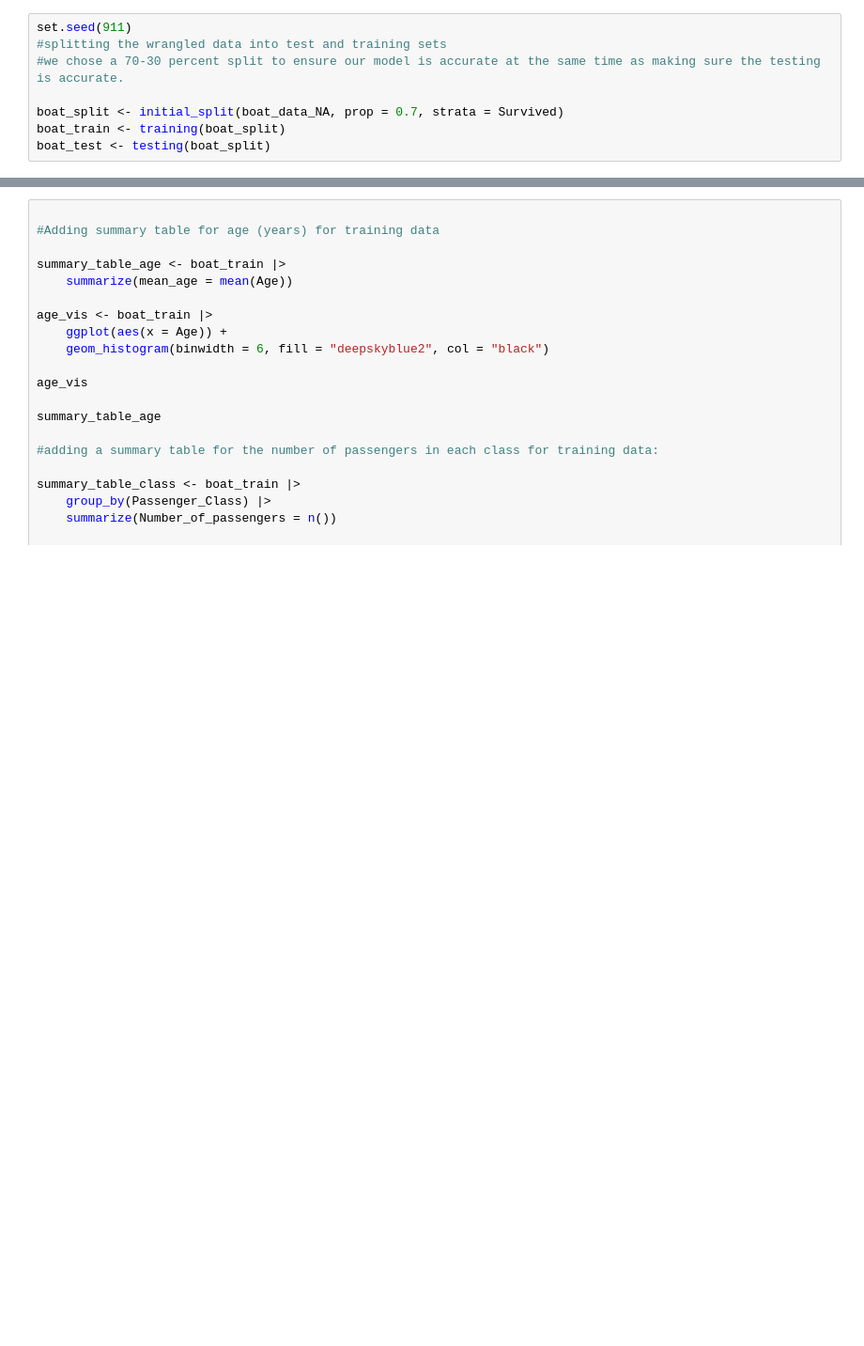
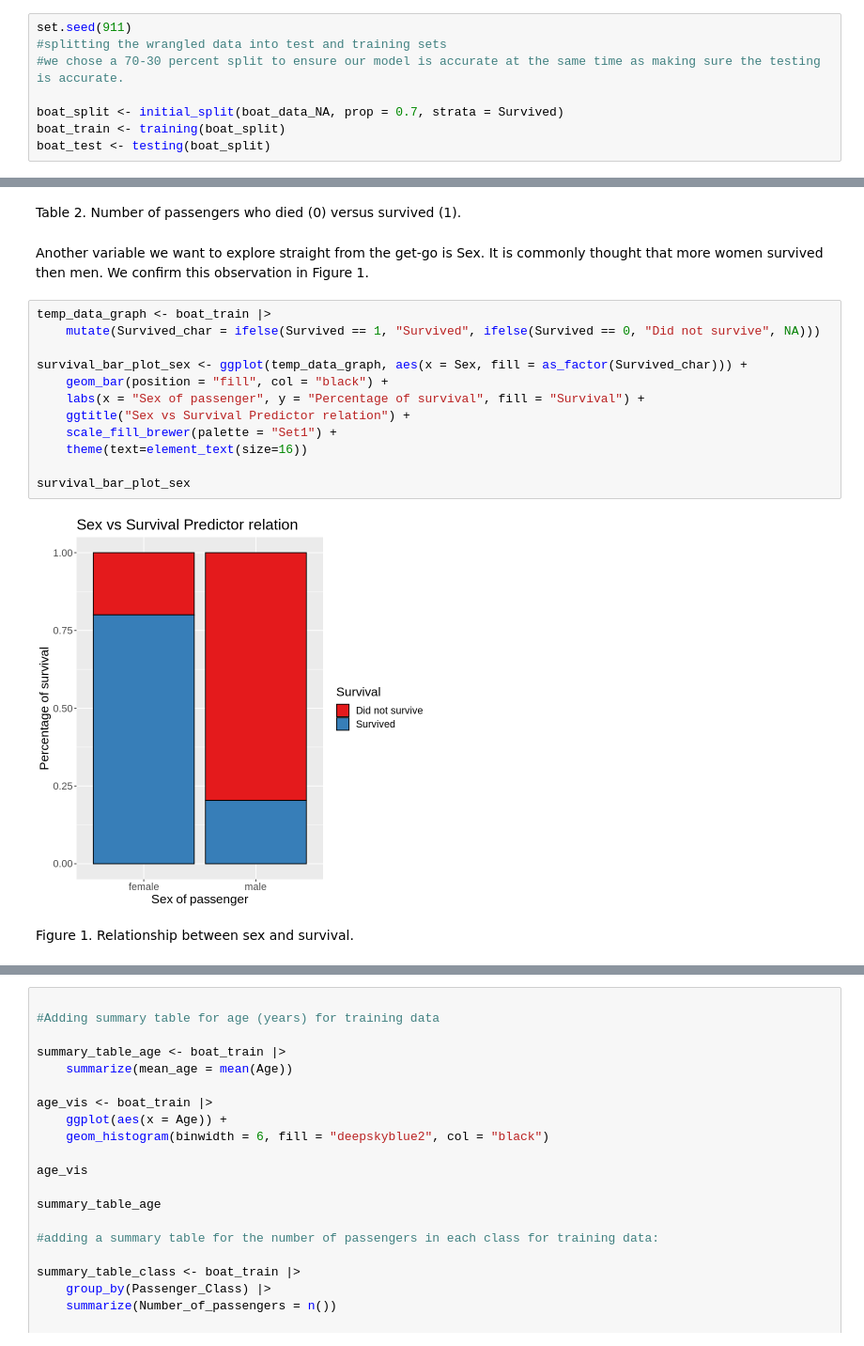
Before and after one commit to zhang17s/DSCI-100-Group-Project-, a Jupyter notebook: Proposal.ipynb, the cells around one changed output, grey strips where cells are left out. Shown at 94% size. Saved outputs shown, nothing was run; the diff lists cells and outputs as text; blank space fills up the shorter version.

Commit message:
Moved sex vs survival graph

```diff
--- a/Proposal.ipynb
+++ b/Proposal.ipynb
@@ -166 +167,21 @@ boat_test <- testing(boat_split)
+# %% [markdown]
+Table 2. Number of passengers who died (0) versus survived (1).
+# %% [markdown]
+Another variable we want to explore straight from the get-go is Sex. It is commonly thought that more women survived then men. We confirm this observation in Figure 1.
+# %%
+temp_data_graph <- boat_train |>
+    mutate(Survived_char = ifelse(Survived == 1, "Survived", ifelse(Survived == 0, "Did not survive", NA)))
+
+survival_bar_plot_sex <- ggplot(temp_data_graph, aes(x = Sex, fill = as_factor(Survived_char))) +
+    geom_bar(position = "fill", col = "black") +
+    labs(x = "Sex of passenger", y = "Percentage of survival", fill = "Survival") +
+    ggtitle("Sex vs Survival Predictor relation") +
+    scale_fill_brewer(palette = "Set1") +
+    theme(text=element_text(size=16))
+
+survival_bar_plot_sex
+# %% [output]
+[figure, added]
+# %% [markdown]
+Figure 1. Relationship between sex and survival.
 # %%
```
Also changed, not shown: parts of 13 cells of this notebook.
